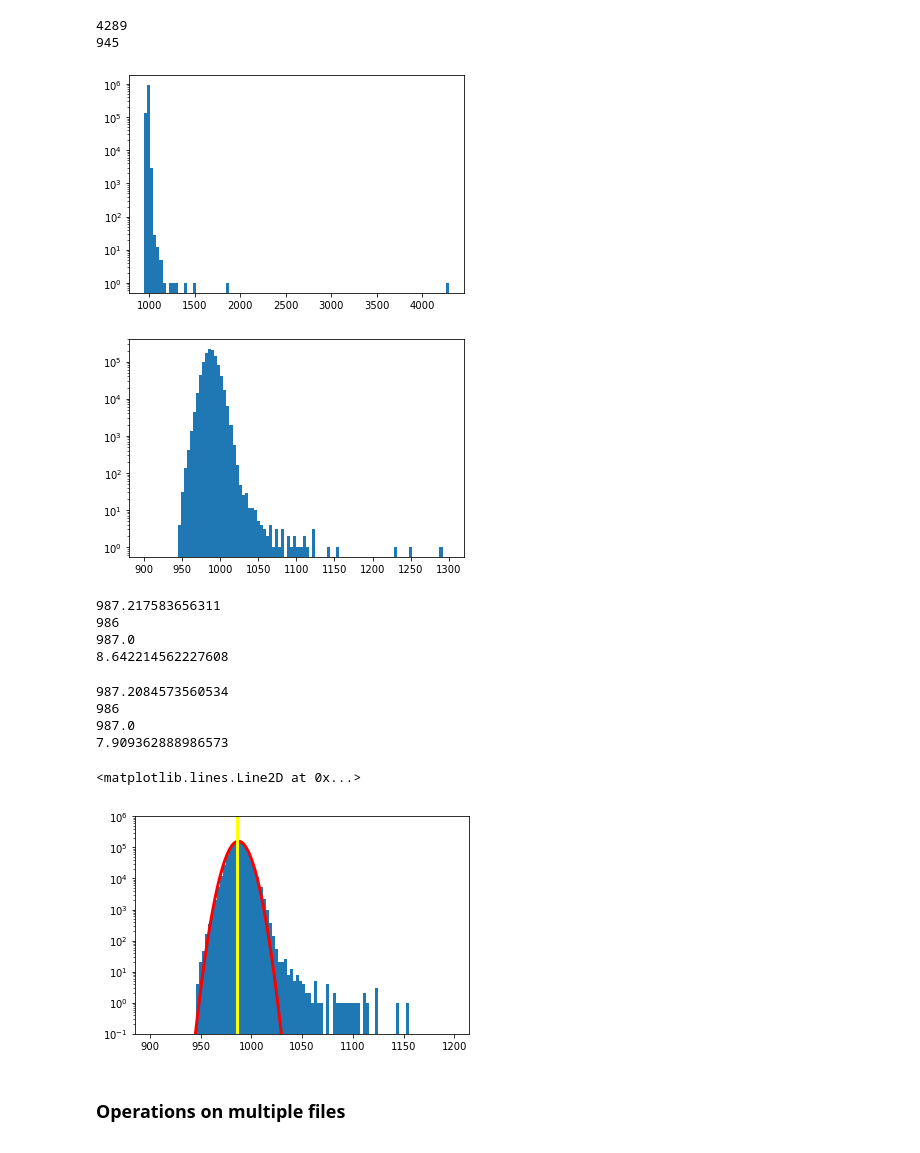
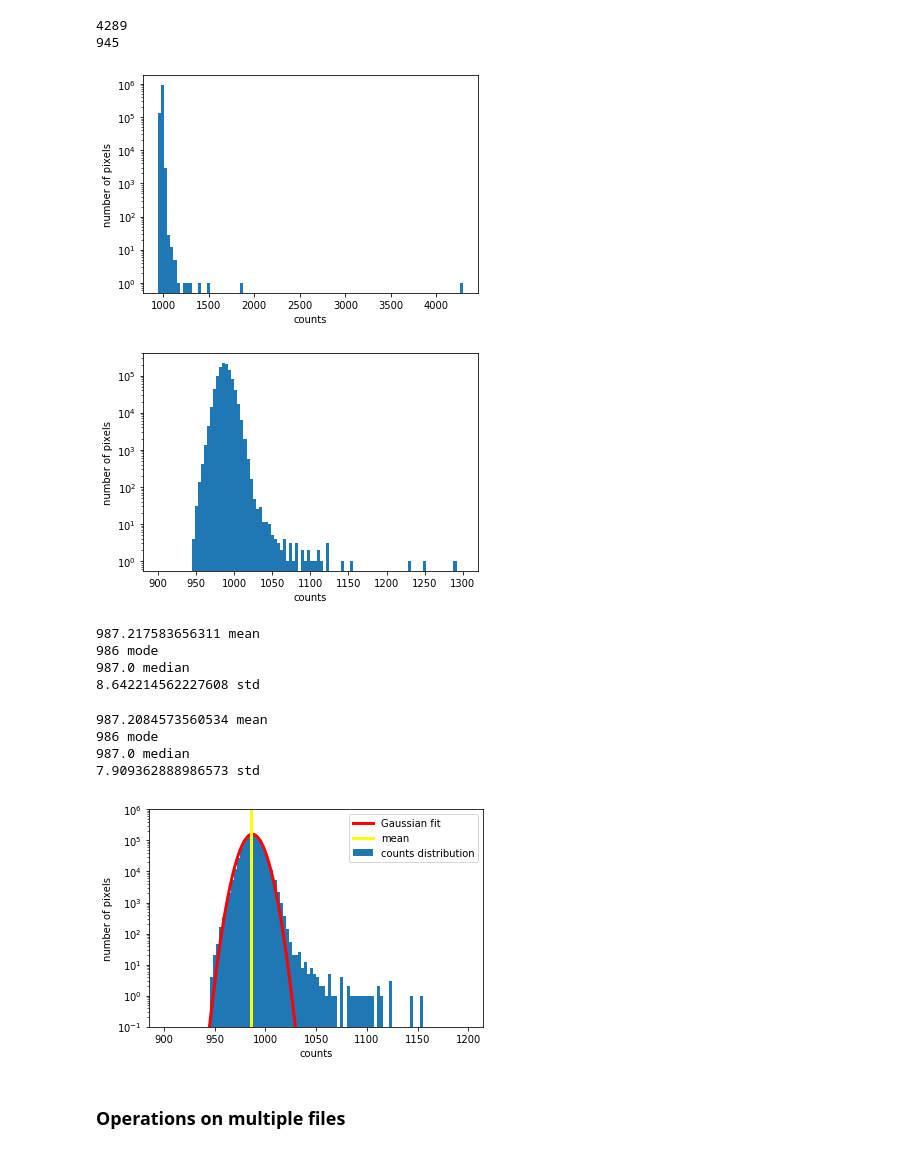
Before and after one commit to anjavdl/PHY517_AST443, a Jupyter notebook: tutorials/FITS images in python.ipynb, the cells around one changed output. Cells and saved outputs as stored; diff of their text form; code cells hidden in the pictures.

```diff
--- a/tutorials/FITS images in python.ipynb
+++ b/tutorials/FITS images in python.ipynb
@@ -95,68 +113,76 @@ print(np.min(countvalues))
 945
 # %%
 ### plot a histogram, using a logarithmic y-axis
-plt.hist(countvalues,bins=100);
+plt.hist(countvalues,bins=100)
+plt.xlabel("counts")
+plt.ylabel("number of pixels")
 plt.yscale('log')
 # %% [output]
-[figure, old version]
+[figure, new version]
 # %%
 ### let's re-plot, specifying a smaller range, and the number of bins:
 plt.hist(countvalues,range=[900,1300], bins=100);
 plt.yscale('log')
+plt.xlabel("counts")
+plt.ylabel("number of pixels")
+plt.show()
 # %% [output]
-[figure, old version]
+[figure, new version]
 # %%
 ### compute the mean, the median, the mode, and the standard deviation:
-print(np.mean(countvalues))
-print(stats.mode(countvalues)[0][0])
-print(np.median(countvalues))
-print(np.std(countvalues))
+print(np.mean(countvalues), "mean")
+print(stats.mode(countvalues)[0][0], "mode")
+print(np.median(countvalues), "median")
+print(np.std(countvalues), "std")
 # %% [output]
-987.217583656311
-986
-987.0
-8.642214562227608
+987.217583656311 mean
+986 mode
+987.0 median
+8.642214562227608 std
 # %%
 ### repeat the same, but clip "outliers":
 
 clippedvalues = countvalues[countvalues<1050]
 
-print(np.mean(clippedvalues))
-print(stats.mode(clippedvalues)[0][0])
-print(np.median(clippedvalues))
-print(np.std(clippedvalues))
+print(np.mean(clippedvalues), "mean")
+print(stats.mode(clippedvalues)[0][0], "mode")
+print(np.median(clippedvalues), "median")
+print(np.std(clippedvalues), "std")
 # %% [output]
-987.2084573560534
-986
-987.0
-7.909362888986573
+987.2084573560534 mean
+986 mode
+987.0 median
+7.909362888986573 std
 # %%
 ### overplot a normal distribution, as specified by the mean and standard deviation
 
 cmin=900
 cmax=1200
 nbins=100
 normalization=(cmax-cmin)/nbins*len(countvalues[(countvalues>=cmin) & (countvalues<=cmax)])
 
 clipmin=cmin
 clipmax=1100
 clippedvalues = countvalues[(countvalues>=clipmin) & (countvalues<=clipmax)]
 
 mu=np.mean(clippedvalues)
 sig=np.std(clippedvalues)
 mode=stats.mode(clippedvalues)[0][0]
 
 xarray=np.linspace(cmin,cmax,nbins*10)
 yarray=normalization*norm.pdf(xarray,loc=mu, scale=sig)
 
-plt.hist(countvalues,range=[cmin,cmax], bins=nbins);
+plt.hist(countvalues,range=[cmin,cmax], bins=nbins, label="counts distribution");
 plt.yscale('log')
 plt.ylim([0.1,1e6])
-plt.plot(xarray,yarray,color="red",linewidth=3.0)
-plt.axvline(x=mode,linewidth=3.0,color="yellow")
+plt.plot(xarray,yarray,color="red",linewidth=3.0, label="Gaussian fit")
+plt.axvline(x=mode,linewidth=3.0,color="yellow", label="mean")
+plt.xlabel("counts")
+plt.ylabel("number of pixels")
+plt.legend()
+plt.show()
 # %% [output]
-<matplotlib.lines.Line2D at 0x...>
-[figure, old version]
+[figure, new version]
 # %% [markdown]
 ### Operations on multiple files
 # %%
```
Also changed, not shown: parts of 8 cells of this notebook, 2 other files.
